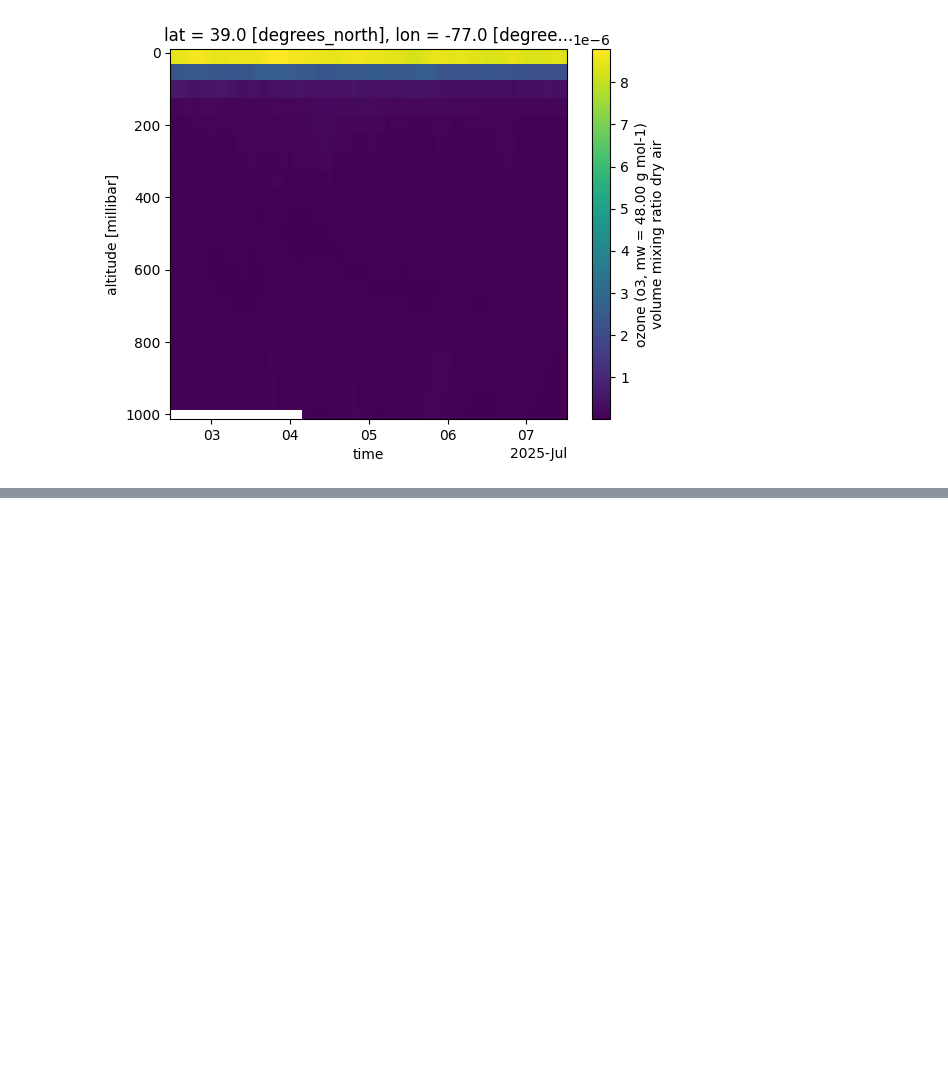
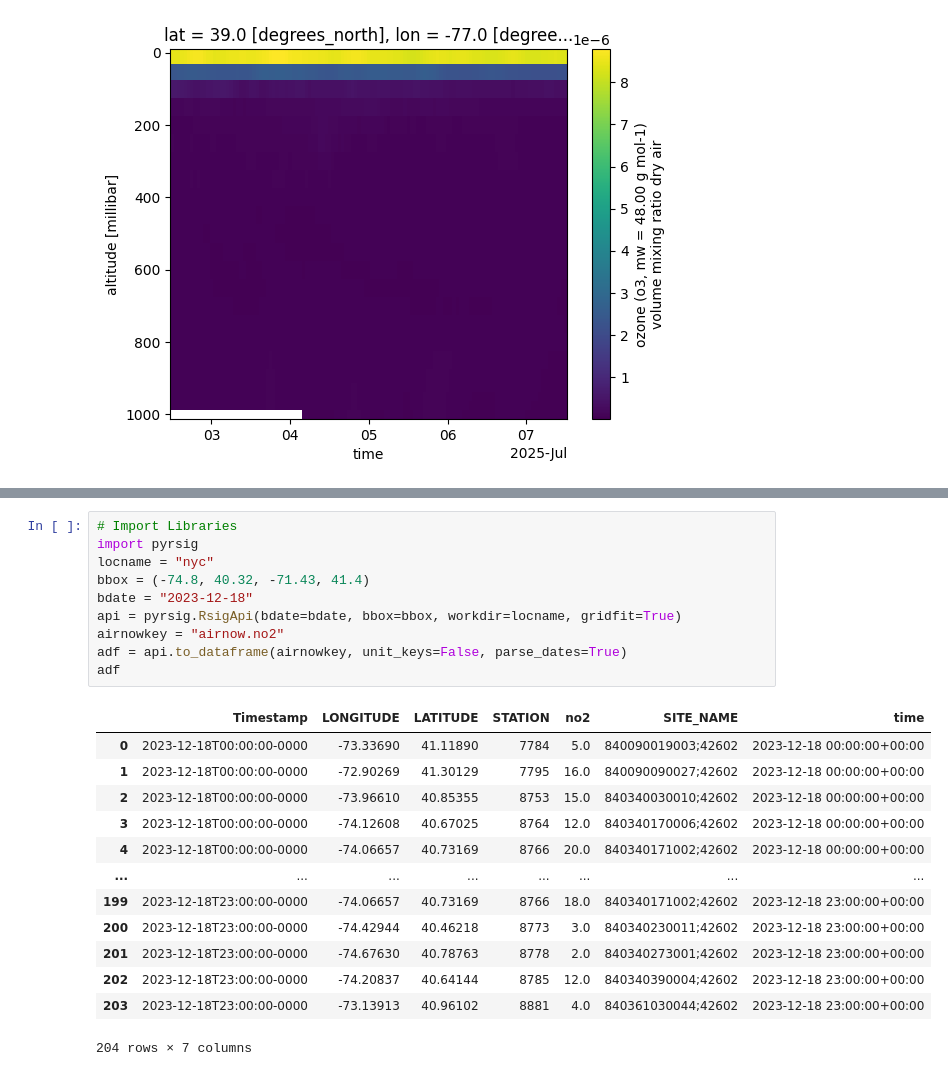
Before and after one commit to CarlMalings/hello_world, a Jupyter notebook: test_notebook.ipynb, the cells around one changed output, grey strips where cells are left out. Saved outputs shown, nothing was run; the diff lists cells and outputs as text; blank space fills up the shorter version.

```diff
--- a/test_notebook.ipynb
+++ b/test_notebook.ipynb
@@ -127,0 +151,24 @@ Data variables: (12/13)
+# %%
+# Import Libraries
+import pyrsig
+locname = "nyc"
+bbox = (-74.8, 40.32, -71.43, 41.4)
+bdate = "2023-12-18"
+api = pyrsig.RsigApi(bdate=bdate, bbox=bbox, workdir=locname, gridfit=True)
+airnowkey = "airnow.no2"
+adf = api.to_dataframe(airnowkey, unit_keys=False, parse_dates=True)
+adf
+# %% [output]
+|  | Timestamp | LONGITUDE | LATITUDE | STATION | no2 | SITE_NAME | time |
+| 0 | 2023-12-18T00:00:00-0000 | -73.33690 | 41.11890 | 7784 | 5.0 | 840090019003;42602 | 2023-12-18 00:00:00+00:00 |
+| 1 | 2023-12-18T00:00:00-0000 | -72.90269 | 41.30129 | 7795 | 16.0 | 840090090027;42602 | 2023-12-18 00:00:00+00:00 |
+| 2 | 2023-12-18T00:00:00-0000 | -73.96610 | 40.85355 | 8753 | 15.0 | 840340030010;42602 | 2023-12-18 00:00:00+00:00 |
+| 3 | 2023-12-18T00:00:00-0000 | -74.12608 | 40.67025 | 8764 | 12.0 | 840340170006;42602 | 2023-12-18 00:00:00+00:00 |
+| 4 | 2023-12-18T00:00:00-0000 | -74.06657 | 40.73169 | 8766 | 20.0 | 840340171002;42602 | 2023-12-18 00:00:00+00:00 |
+| ... | ... | ... | ... | ... | ... | ... | ... |
+| 199 | 2023-12-18T23:00:00-0000 | -74.06657 | 40.73169 | 8766 | 18.0 | 840340171002;42602 | 2023-12-18 23:00:00+00:00 |
+| 200 | 2023-12-18T23:00:00-0000 | -74.42944 | 40.46218 | 8773 | 3.0 | 840340230011;42602 | 2023-12-18 23:00:00+00:00 |
+| 201 | 2023-12-18T23:00:00-0000 | -74.67630 | 40.78763 | 8778 | 2.0 | 840340273001;42602 | 2023-12-18 23:00:00+00:00 |
+| 202 | 2023-12-18T23:00:00-0000 | -74.20837 | 40.64144 | 8785 | 12.0 | 840340390004;42602 | 2023-12-18 23:00:00+00:00 |
+| 203 | 2023-12-18T23:00:00-0000 | -73.13913 | 40.96102 | 8881 | 4.0 | 840361030044;42602 | 2023-12-18 23:00:00+00:00 |
+204 rows × 7 columns
```
Also changed, not shown: parts of 3 cells of this notebook.
